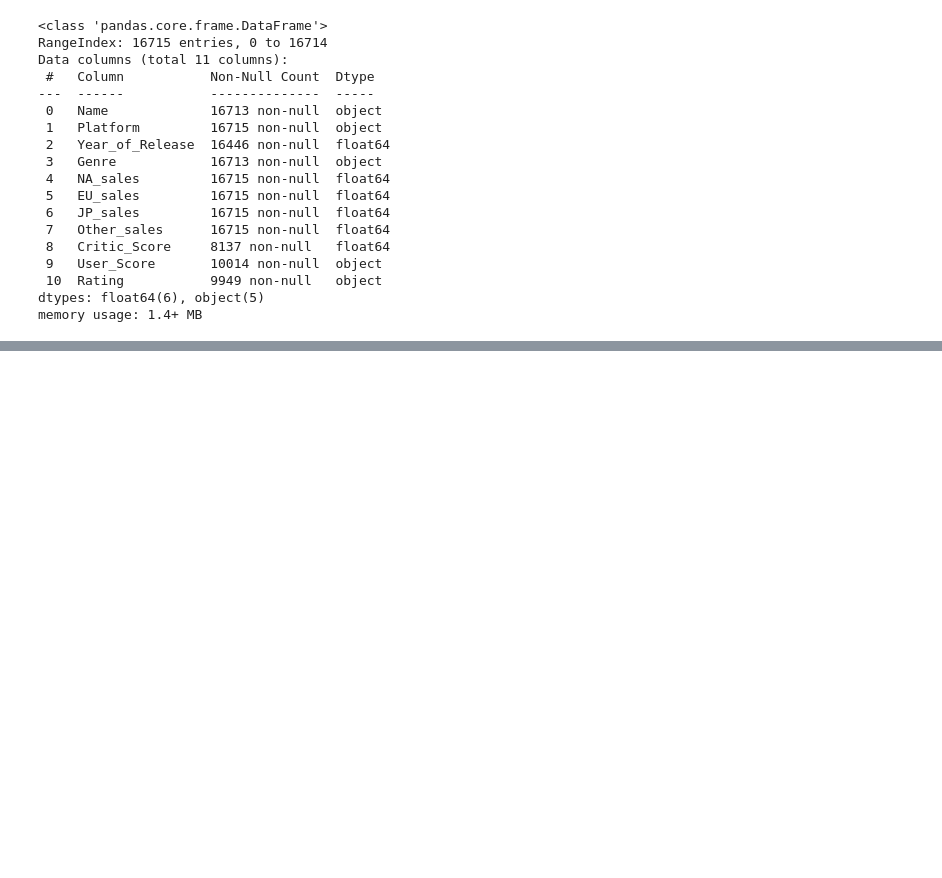
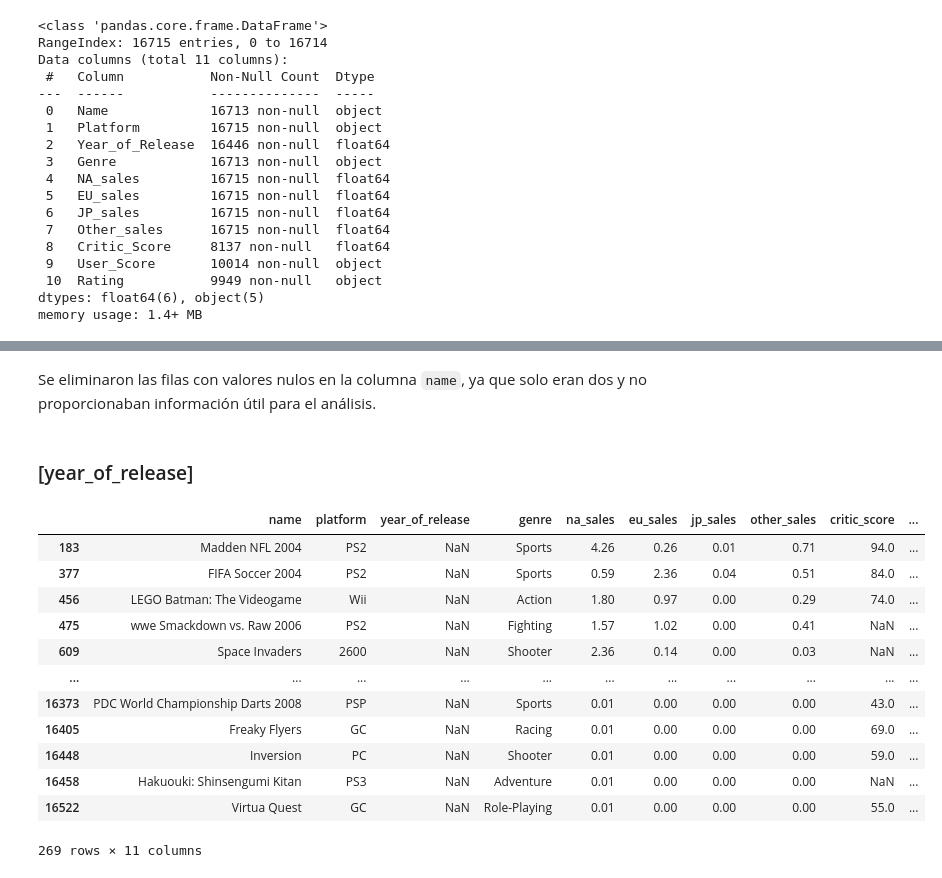
Before and after one commit to Davichobacter/data_science_tt, a Jupyter notebook: sprint_6/notebook.ipynb, the cells around one changed output, grey strips where cells are left out. Saved outputs shown, nothing was run; the diff lists cells and outputs as text; code cells hidden in the pictures; blank space fills up the shorter version.

```diff
--- a/sprint_6/notebook.ipynb
+++ b/sprint_6/notebook.ipynb
@@ -124,5 +96,0 @@ Convert the 'year_of_release' column to integer, inspect the unique values in th
-# %%
-df['year_of_release'] = df['year_of_release'].astype(int)
-print(df['user_score'].unique())
-df['user_score'] = pd.to_numeric(df['user_score'], errors='coerce')
-print(df.info())
@@ -155,4 +96,0 @@ Check for and remove duplicate rows as per the instructions.
-# %%
-print(f"Number of duplicate rows before dropping: {df.duplicated().sum()}")
-df.drop_duplicates(inplace=True)
-print(f"Number of duplicate rows after dropping: {df.duplicated().sum()}")
@@ -406,0 +151,20 @@ Passing `palette` without assigning `hue` is deprecated and will be removed in v
+# %% [markdown]
+Se eliminaron las filas con valores nulos en la columna `name`, ya que solo eran dos y no proporcionaban información útil para el análisis.
+# %% [markdown]
+### [year_of_release]
+# %%
+df[df['year_of_release'].isna()]
+# %% [output]
+|  | name | platform | year_of_release | genre | na_sales | eu_sales | jp_sales | other_sales | critic_score | ... |
+| 183 | Madden NFL 2004 | PS2 | NaN | Sports | 4.26 | 0.26 | 0.01 | 0.71 | 94.0 | ... |
+| 377 | FIFA Soccer 2004 | PS2 | NaN | Sports | 0.59 | 2.36 | 0.04 | 0.51 | 84.0 | ... |
+| 456 | LEGO Batman: The Videogame | Wii | NaN | Action | 1.80 | 0.97 | 0.00 | 0.29 | 74.0 | ... |
+| 475 | wwe Smackdown vs. Raw 2006 | PS2 | NaN | Fighting | 1.57 | 1.02 | 0.00 | 0.41 | NaN | ... |
+| 609 | Space Invaders | 2600 | NaN | Shooter | 2.36 | 0.14 | 0.00 | 0.03 | NaN | ... |
+| ... | ... | ... | ... | ... | ... | ... | ... | ... | ... | ... |
+| 16373 | PDC World Championship Darts 2008 | PSP | NaN | Sports | 0.01 | 0.00 | 0.00 | 0.00 | 43.0 | ... |
+| 16405 | Freaky Flyers | GC | NaN | Racing | 0.01 | 0.00 | 0.00 | 0.00 | 69.0 | ... |
+| 16448 | Inversion | PC | NaN | Shooter | 0.01 | 0.00 | 0.00 | 0.00 | 59.0 | ... |
+| 16458 | Hakuouki: Shinsengumi Kitan | PS3 | NaN | Adventure | 0.01 | 0.00 | 0.00 | 0.00 | NaN | ... |
+| 16522 | Virtua Quest | GC | NaN | Role-Playing | 0.01 | 0.00 | 0.00 | 0.00 | 55.0 | ... |
+269 rows × 11 columns
```
Also changed, not shown: parts of 62 cells of this notebook.
